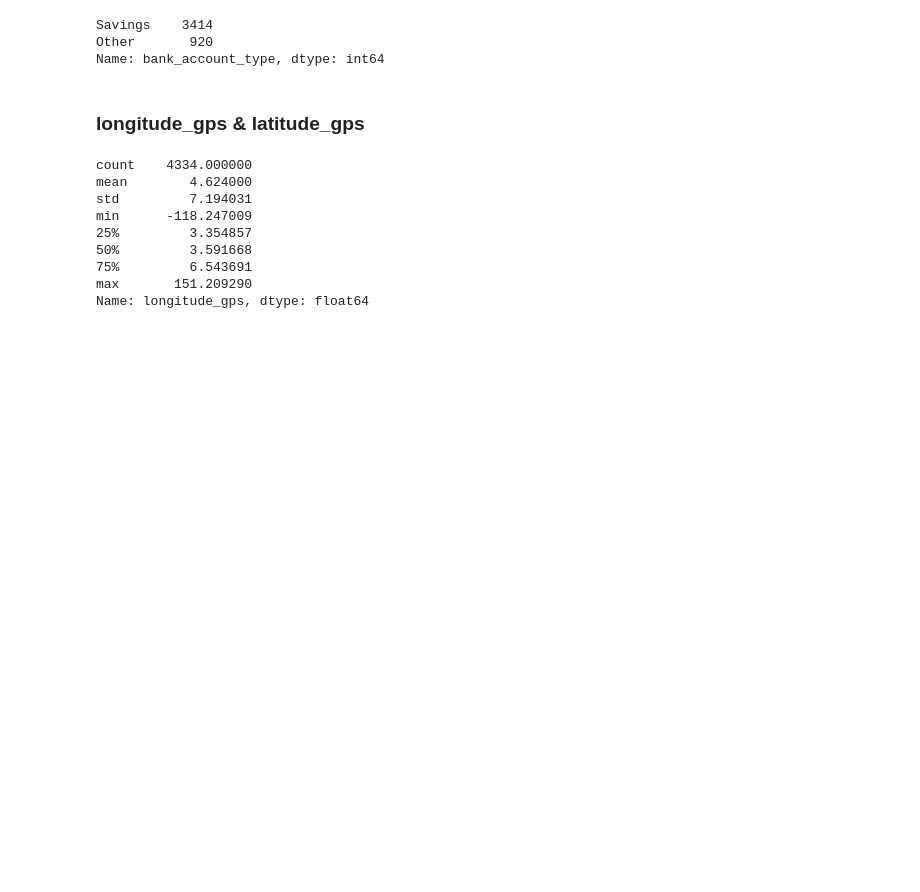
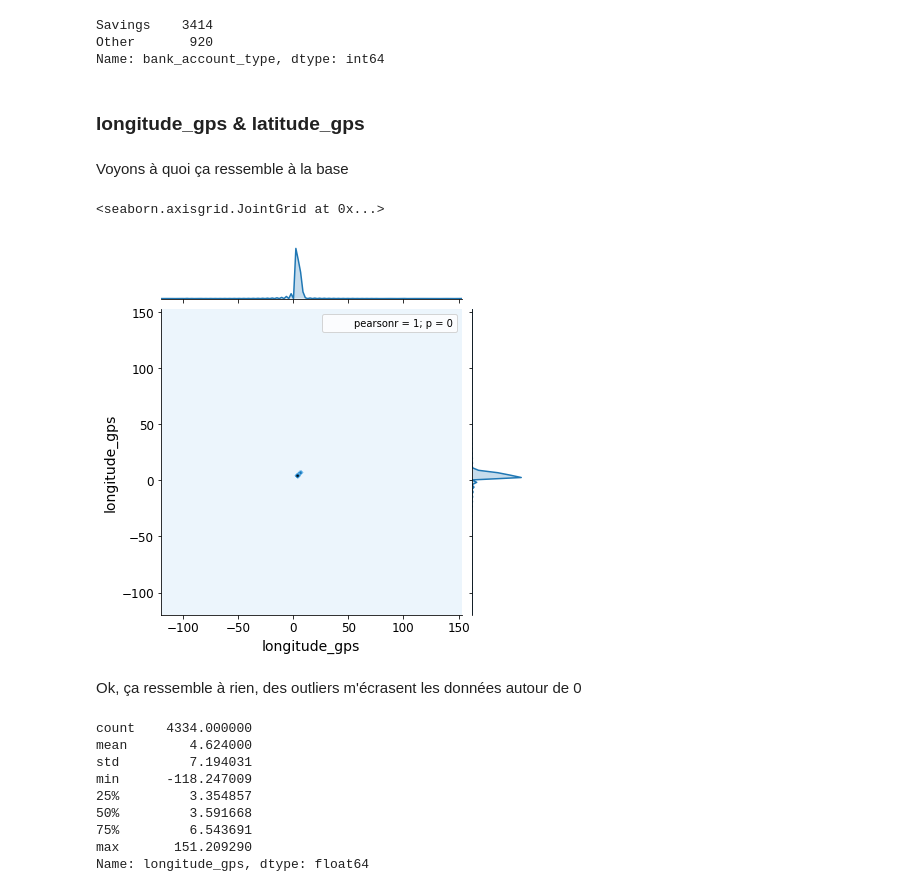
Before and after one commit to mlabarrere/Data-Science-Nigeria-Challenge-1-Loan-Default-Prediction, a Jupyter notebook: Notebook 0 Data_Analysis.ipynb, the cells around one changed output. Cells and saved outputs as stored; diff of their text form; code cells hidden in the pictures; blank space fills up the shorter version.

```diff
--- a/Notebook 0 Data_Analysis.ipynb
+++ b/Notebook 0 Data_Analysis.ipynb
@@ -149,6 +149,15 @@ Other       920
 Name: bank_account_type, dtype: int64
 # %% [markdown]
 ### longitude_gps & latitude_gps
+# %% [markdown]
+Voyons à quoi ça ressemble à la base
+# %%
+sns.jointplot(x="longitude_gps", y="longitude_gps", data=train_demo, kind="kde")
+# %% [output]
+<seaborn.axisgrid.JointGrid at 0x...>
+[figure, added]
+# %% [markdown]
+Ok, ça ressemble à rien, des outliers m'écrasent les données autour de 0
 # %%
 train_demo["longitude_gps"].describe()
 # %% [output]
```
Also changed, not shown: parts of 15 cells of this notebook, 1 other file.
